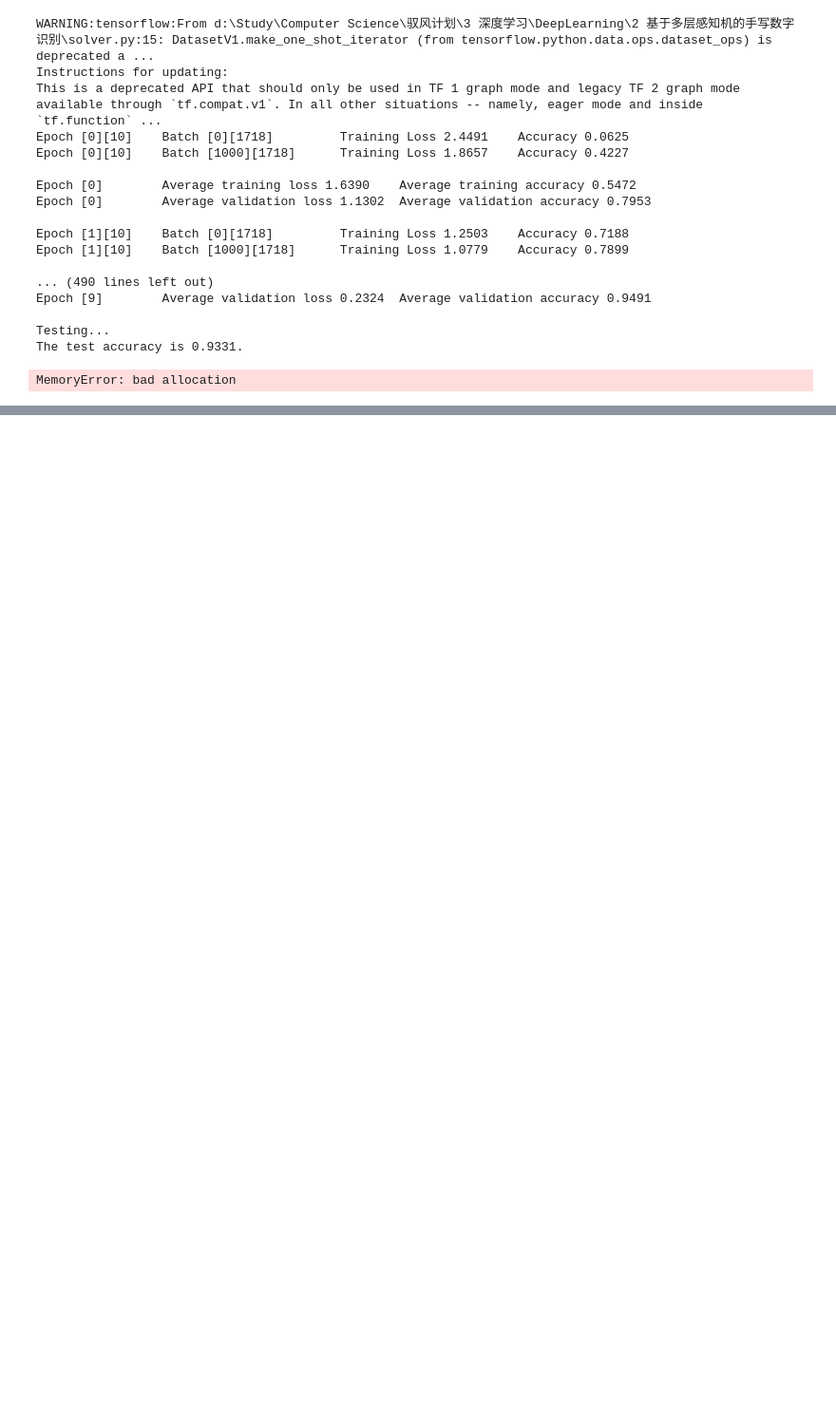
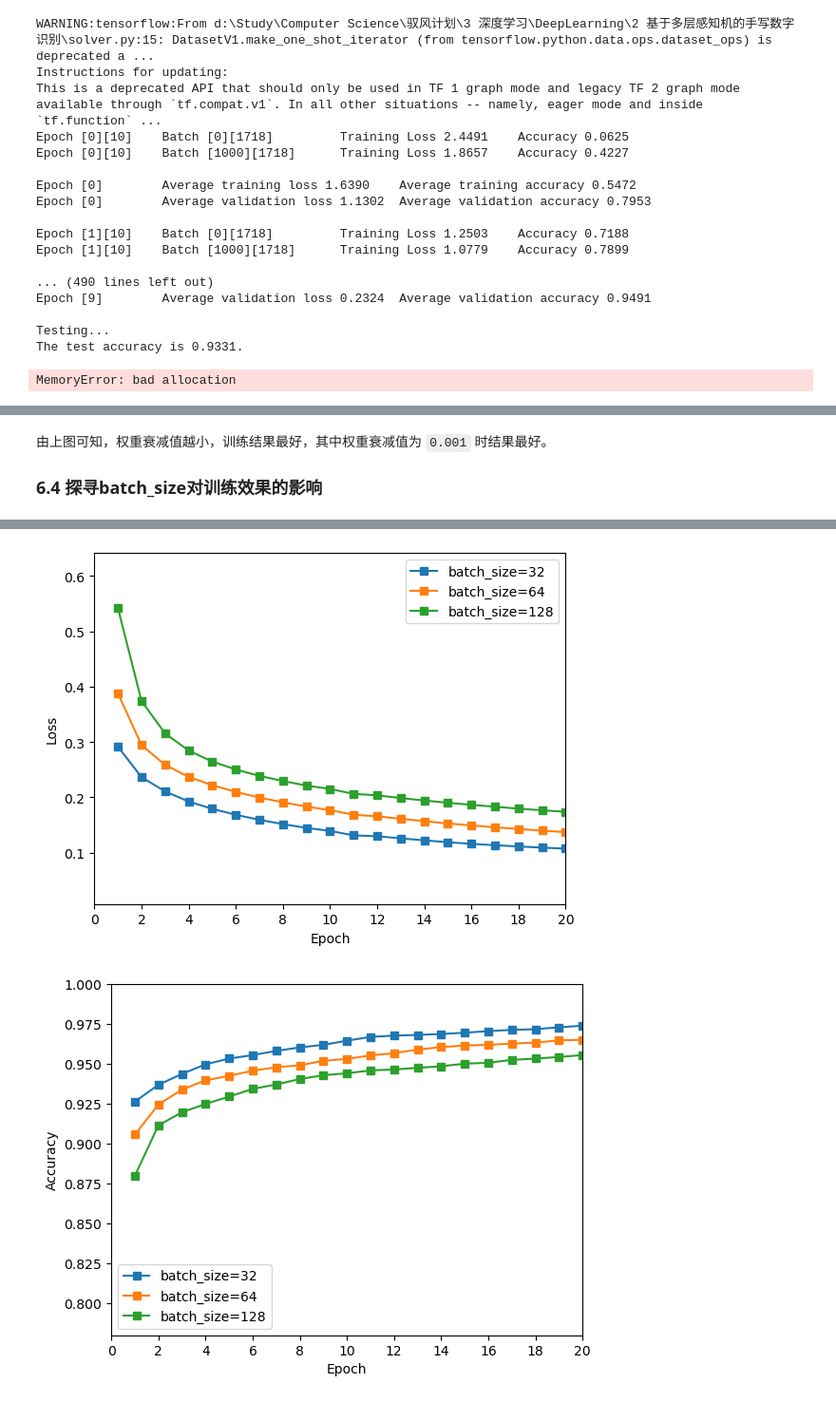
Before and after one commit to JaegerZhao/DeepLearning, a Jupyter notebook: 2 基于多层感知机的手写数字识别/mlp.ipynb, the cells around one changed output, grey strips where cells are left out. Shown at 95% size. Saved outputs shown, nothing was run; the diff lists cells and outputs as text; code cells hidden in the pictures; blank space fills up the shorter version.

```diff
--- a/2 基于多层感知机的手写数字识别/mlp.ipynb
+++ b/2 基于多层感知机的手写数字识别/mlp.ipynb
@@ -517,0 +702,32 @@ Best Accuracy: 0.9421073717948718
+# %% [markdown]
+由上图可知，权重衰减值越小，训练结果最好，其中权重衰减值为 `0.001` 时结果最好。
+
+### 6.4 探寻batch_size对训练效果的影响
+# %%
+# 探寻batch_size对训练效果的影响
+from criterion import SoftmaxCrossEntropyLossLayer
+from optimizer import SGD
+from layers import FCLayer, ReLULayer
+
+bss = [32, 64, 128]
+loss_bss = []
+acc_bss = []
+criterion = SoftmaxCrossEntropyLossLayer()
+
+for bs in bss:
+    sgd = SGD(0.01, 0.001)
+
+    model = Network()
+    # 128为隐含层的神经元数目
+    model.add(FCLayer(784, 128))
+    model.add(ReLULayer())
+    model.add(FCLayer(128, 10))
+    model, model_loss, model_acc = train(model, criterion, sgd, data_train, max_epoch, bs, 1000)
+
+    loss_bss.append(model_loss)
+    acc_bss.append(model_acc)
+
+plot_loss_and_acc({'batch_size=32': [loss_bss[0], acc_bss[0]],
+                   'batch_size=64': [loss_bss[1], acc_bss[1]],
+                   'batch_size=128': [loss_bss[2], acc_bss[2]]})
+# %% [output]
@@ -517,0 +751,2 @@ Best Accuracy: 0.9421073717948718
+[figure, added]
+[figure, added]
```
Also changed, not shown: parts of 58 cells of this notebook.
